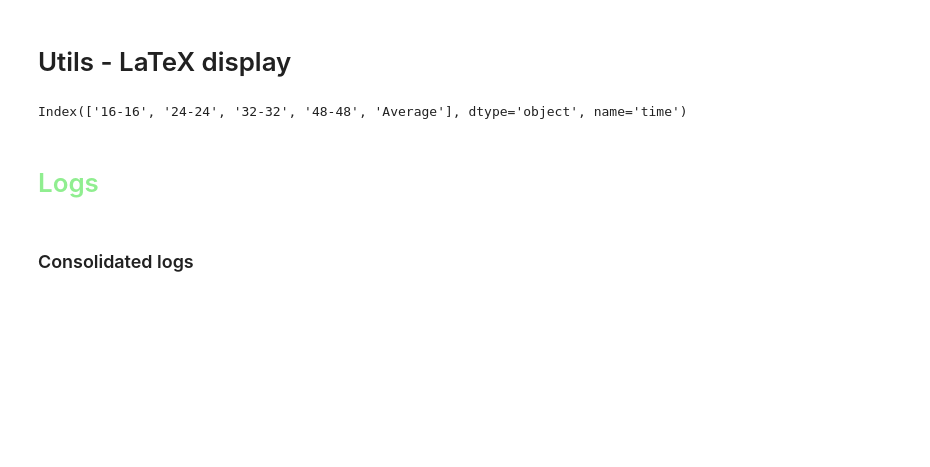
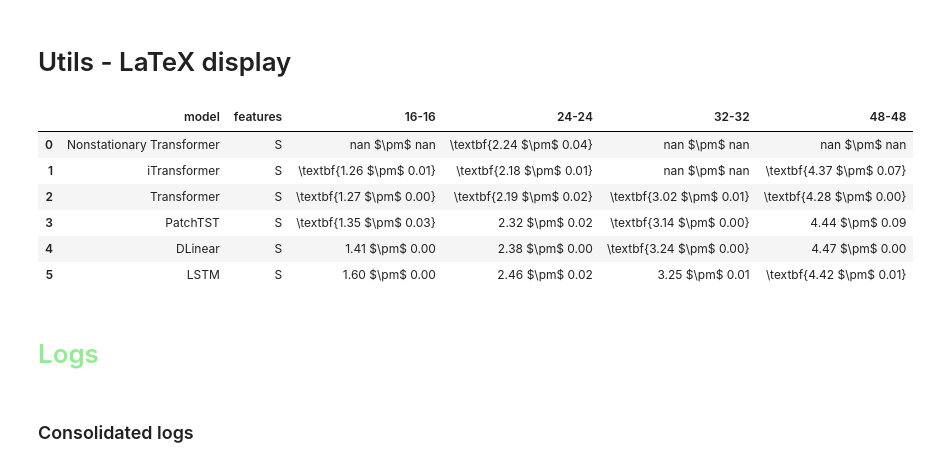
Before and after one commit to arnaud-odet/Time-Series-Library, a Jupyter notebook: results.ipynb, the cells around one changed output. Cells and saved outputs as stored; diff of their text form; code cells hidden in the pictures; blank space fills up the shorter version.

Commit message:
New display function

```diff
--- a/results.ipynb
+++ b/results.ipynb
@@ -53,17 +57,43 @@ summary_df.round(2)
 # %% [markdown]
 # Utils - LaTeX display
-# %%
-def latex_display_table_with_std(summary_df, n_highlighted_values : int = 1 ,ascending:bool = True):
-
-    df = summary_df.copy()
-    outputs = []
-    for time_horizon in df.columns.get_level_values(0).unique():
-        min_indices = df[(time_horizon, 'mean')].sort_values(ascending = ascending).iloc[:n_highlighted_values].index
-        for index, row in df.iterrows():
-            if index in min_indices :
-                line = {}
-# %% [output]
-Index(['16-16', '24-24', '32-32', '48-48', 'Average'], dtype='object', name='time')
+# %%
+def latex_display_table_with_std(summary_df, n_highlighted_values : int = 1, ascending:bool = True):
+
+    df = summary_df.copy()
+    df.index = [m+" - "+f for m,f in zip(df.index.get_level_values(0), df.index.get_level_values(1))]
+    outputs = {}
+    ths = []
+    for time_horizon in df.columns.get_level_values(0).unique():
+        if not time_horizon == 'Average':
+            min_indices = df[(time_horizon, 'mean')].sort_values(ascending = ascending).iloc[:n_highlighted_values].index
+            ths.append(time_horizon)
+            for index, row in df.iterrows():
+                mean_str = f"{df.loc[index, (time_horizon,'mean')]:.2f}"
+                std_str = f"{df.loc[index, (time_horizon,'std')]:.2f}"
+                if index in min_indices :
+                    display_str = f"\\textbf{{{mean_str} $\pm$ {std_str}}}"
+                else :
+                    display_str = f"{mean_str} $\pm$ {std_str}"
+                try :
+                    outputs[index][time_horizon] = display_str
+                except :
+                    outputs[index] = {time_horizon : display_str}
+    output_df = pd.DataFrame(outputs).T.reset_index().rename(columns = {'index':'model'})
+    output_df['features'] = [f.split(" ")[-1] for f in output_df['model']]
+    output_df['model'] = [" ".join(f.split(" ")[:-2]).replace("_"," ") for f in output_df['model']]
+    return output_df[['model','features'] + ths]
+# %%
+test = latex_display_table_with_std(summary_df, n_highlighted_values=3)
+test.to_latex('../Collective_behavior/latex/presentations/test.tex', index = False, float_format = "%.2f")
+test
+# %% [output]
+|  | model | features | 16-16 | 24-24 | 32-32 | 48-48 |
+| 0 | Nonstationary Transformer | S | nan $\pm$ nan | \textbf{2.24 $\pm$ 0.04} | nan $\pm$ nan | nan $\pm$ nan |
+| 1 | iTransformer | S | \textbf{1.26 $\pm$ 0.01} | \textbf{2.18 $\pm$ 0.01} | nan $\pm$ nan | \textbf{4.37 $\pm$ 0.07} |
+| 2 | Transformer | S | \textbf{1.27 $\pm$ 0.00} | \textbf{2.19 $\pm$ 0.02} | \textbf{3.02 $\pm$ 0.01} | \textbf{4.28 $\pm$ 0.00} |
+| 3 | PatchTST | S | \textbf{1.35 $\pm$ 0.03} | 2.32 $\pm$ 0.02 | \textbf{3.14 $\pm$ 0.00} | 4.44 $\pm$ 0.09 |
+| 4 | DLinear | S | 1.41 $\pm$ 0.00 | 2.38 $\pm$ 0.00 | \textbf{3.24 $\pm$ 0.00} | 4.47 $\pm$ 0.00 |
+| 5 | LSTM | S | 1.60 $\pm$ 0.00 | 2.46 $\pm$ 0.02 | 3.25 $\pm$ 0.01 | \textbf{4.42 $\pm$ 0.01} |
 # %%
 def highlight_values(df, n=3, ascending:bool=True, col_list:list=None, n_digits:int = 2):
 
```
Also changed, not shown: parts of 1 cell of this notebook, 6 other files.
